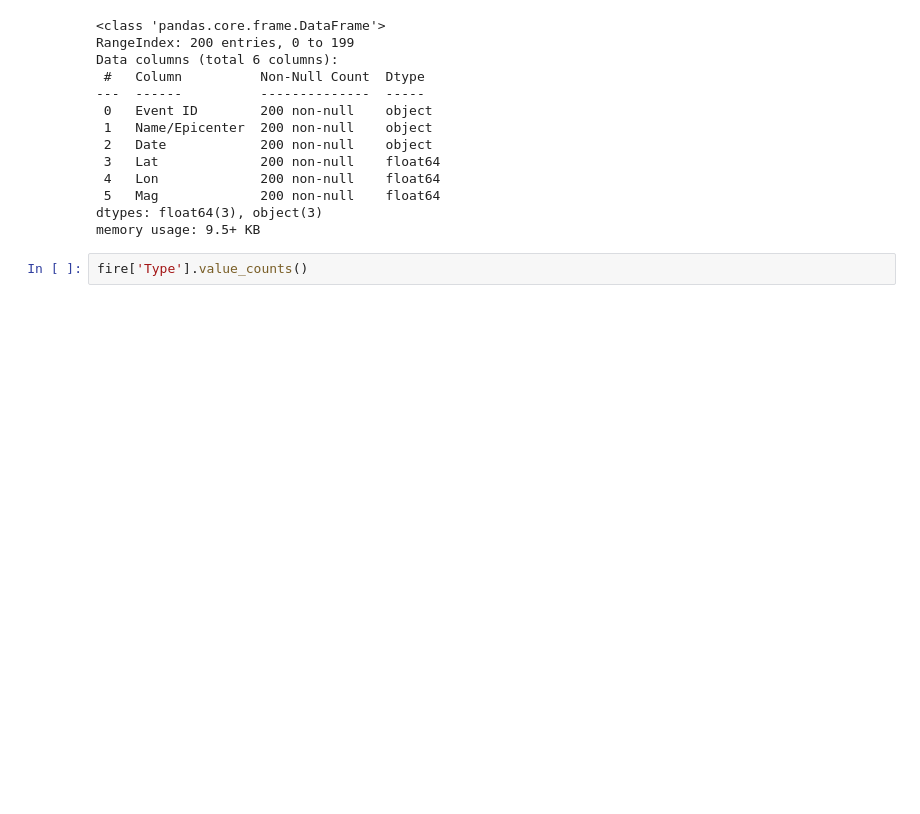
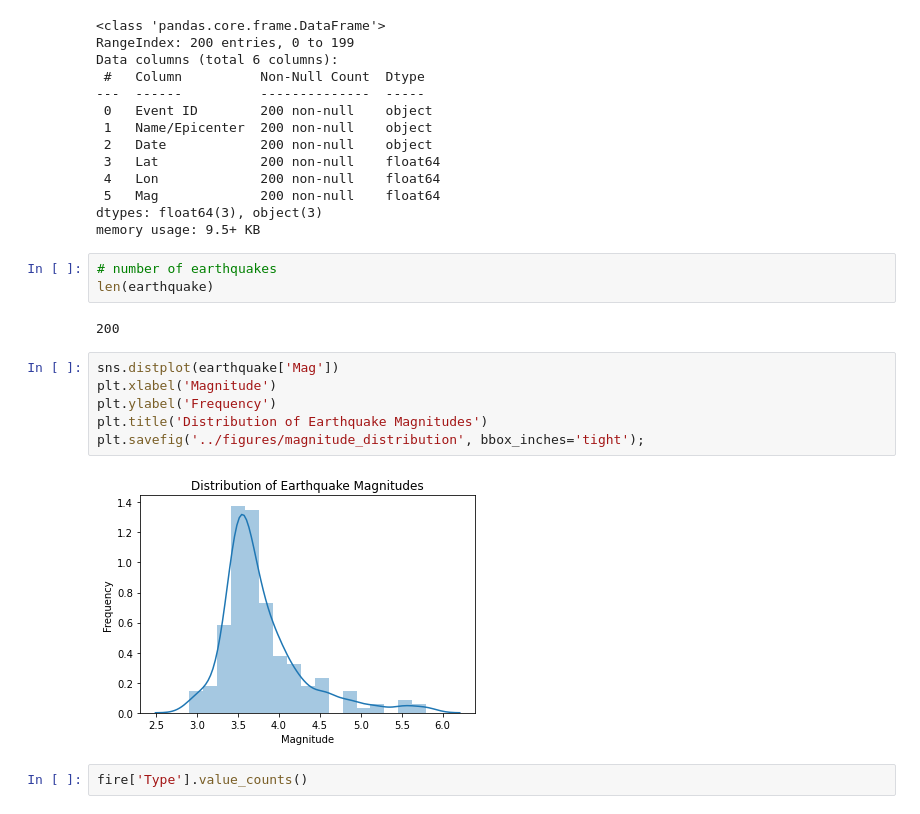
Before and after one commit to iforani/project-five, a Jupyter notebook: code/merging_data.ipynb, the cells around one changed output. Saved outputs shown, nothing was run; the diff lists cells and outputs as text; blank space fills up the shorter version.

```diff
--- a/code/merging_data.ipynb
+++ b/code/merging_data.ipynb
@@ -301,6 +368,19 @@ Data columns (total 6 columns):
  5   Mag             200 non-null    float64
 dtypes: float64(3), object(3)
 memory usage: 9.5+ KB
+# %%
+# number of earthquakes
+len(earthquake)
+# %% [output]
+200
+# %%
+sns.distplot(earthquake['Mag'])
+plt.xlabel('Magnitude')
+plt.ylabel('Frequency')
+plt.title('Distribution of Earthquake Magnitudes')
+plt.savefig('../figures/magnitude_distribution', bbox_inches='tight');
+# %% [output]
+[figure, added]
 # %%
 fire['Type'].value_counts()
 # %% [output]
```
Also changed, not shown: parts of 17 cells of this notebook, 10 other files.
